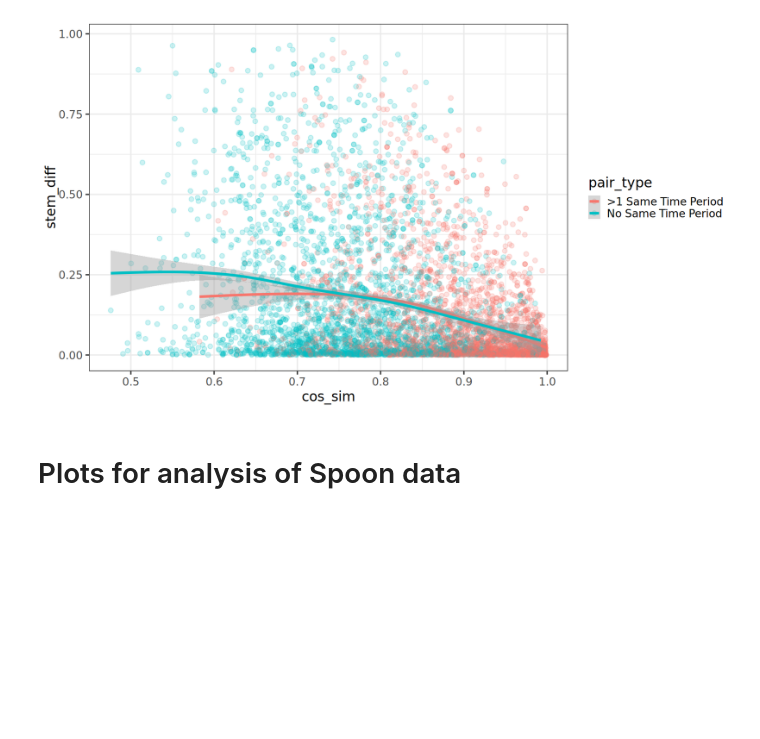
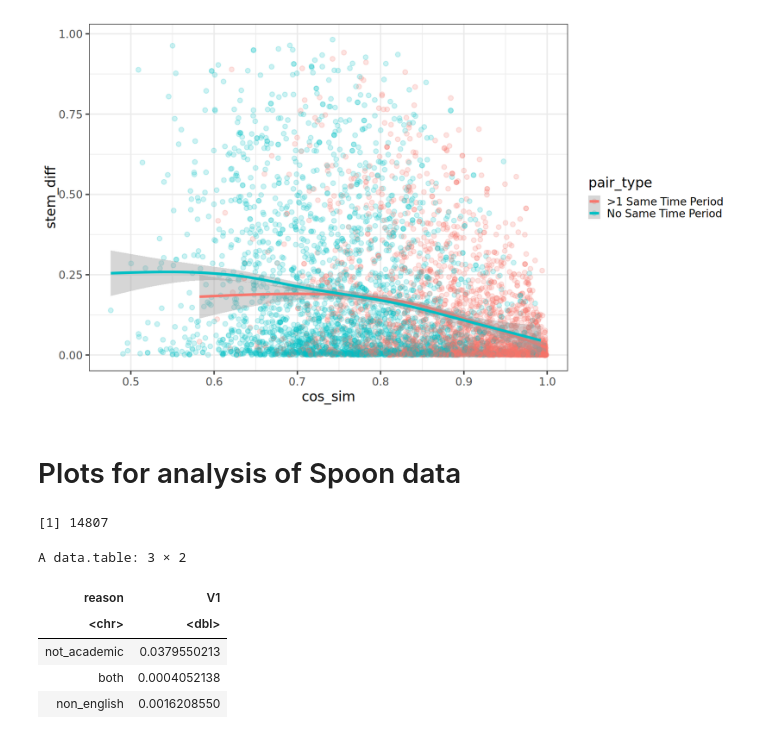
Before and after one commit to kennyjoseph/orcid_gender_equality_paradox_processing, a Jupyter notebook: robustness/robustness_plots.ipynb, the cells around one changed output. Drawn from its saved outputs; the diff is of its cells as text; code cells hidden in the pictures; blank space fills up the shorter version.

```diff
--- a/robustness/robustness_plots.ipynb
+++ b/robustness/robustness_plots.ipynb
@@ -161,2 +184,29 @@ plt<-ggplot(spoon_data_preds[Field != "",as.list(smean.cl.boot(preds)),by=.(Fiel
 
 ggsave("spoon_predictions.jpg", plt, h=20,w=18)
+# %%
+library(data.table)
+library(ggplot2)
+
+f <- fread("../data/robustness_field_cnt.csv")
+# final list of countries for analysis
+countr <- fread("./orcid_countrylist.csv")
+f <- f[country %in% countr$iso2]
+# %%
+top_250_per_country <- f[, .SD[1:250],by=country][!is.na(clean_affiliation)]
+# %%
+length(unique(top_250_per_country$clean_affiliation))
+# %% [output]
+[1] 14807
+# %%
+flagged <- fread("flagged_manual_removal.csv")
+flagged[reason =="not_english"]$reason <- "non_english"
+flagged[reason =="not_englis"]$reason <- "non_english"
+flagged <- flagged[cmd %in% top_250_per_country$clean_affiliation]
+flagged[,.N/length(unique(top_250_per_country$clean_affiliation)), by=reason]
+# %% [output]
+A data.table: 3 × 2
+| reason | V1 |
+| <chr> | <dbl> |
+| not_academic | 0.0379550213 |
+| both | 0.0004052138 |
+| non_english | 0.0016208550 |
```
Also changed, not shown: parts of 8 cells of this notebook, 4 other files.
